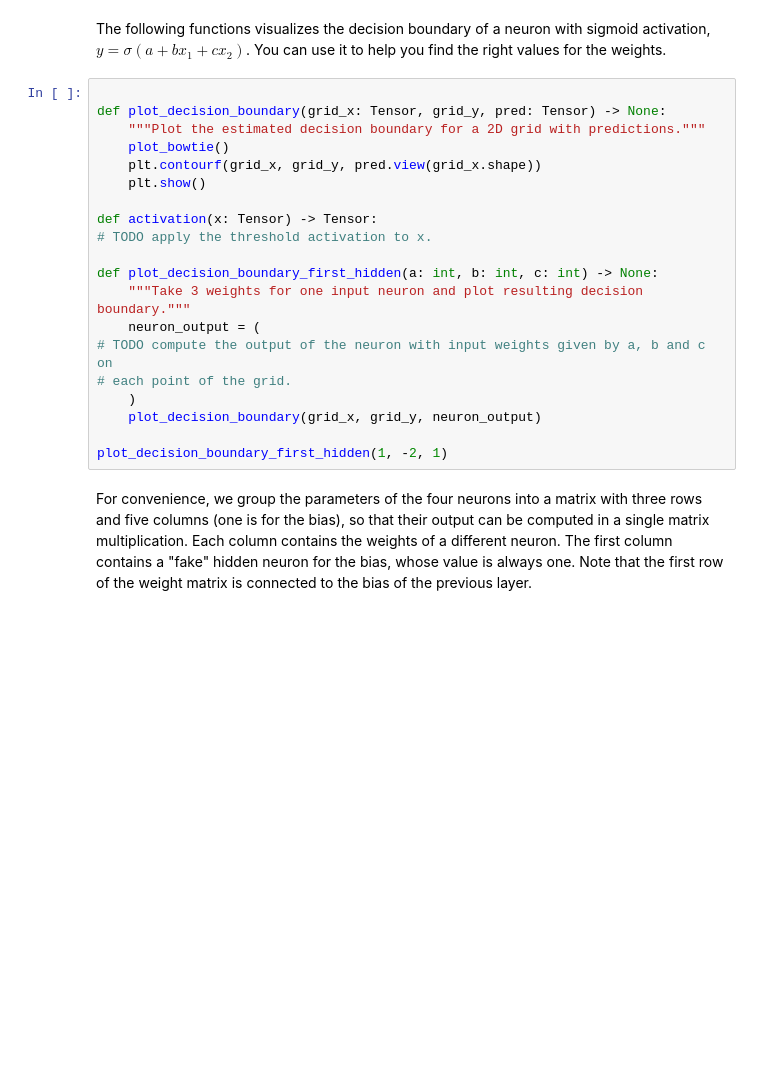
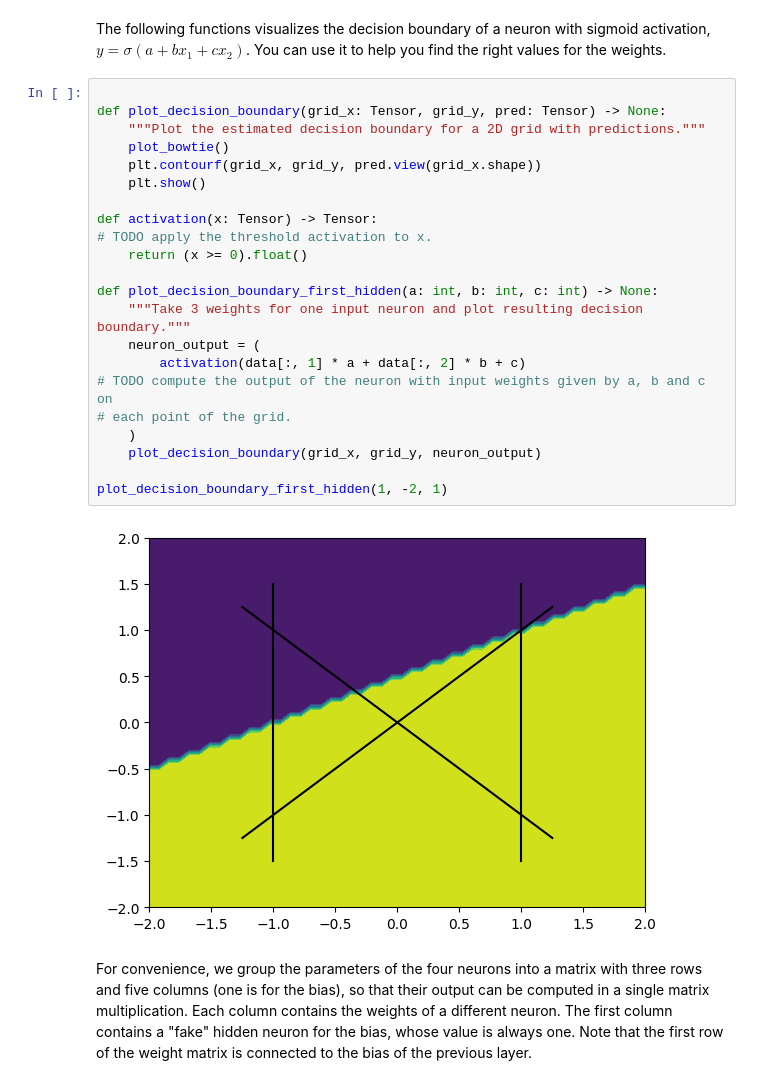
Before and after one commit to x4ahmed/HypothesisSpace, a Jupyter notebook: E2/ex2.ipynb, the cells around one changed output. Saved outputs shown, nothing was run; the diff lists cells and outputs as text; blank space fills up the shorter version.

```diff
--- a/E2/ex2.ipynb
+++ b/E2/ex2.ipynb
@@ -166,23 +229,27 @@ values for the weights.
 # %%
 
 def plot_decision_boundary(grid_x: Tensor, grid_y, pred: Tensor) -> None:
     """Plot the estimated decision boundary for a 2D grid with predictions."""
     plot_bowtie()
     plt.contourf(grid_x, grid_y, pred.view(grid_x.shape))
     plt.show()
 
 def activation(x: Tensor) -> Tensor:
 # TODO apply the threshold activation to x.
+    return (x >= 0).float()
 
 def plot_decision_boundary_first_hidden(a: int, b: int, c: int) -> None:
     """Take 3 weights for one input neuron and plot resulting decision boundary."""
     neuron_output = (
+        activation(data[:, 1] * a + data[:, 2] * b + c)
 # TODO compute the output of the neuron with input weights given by a, b and c on
 # each point of the grid.
     )
     plot_decision_boundary(grid_x, grid_y, neuron_output)
 
 plot_decision_boundary_first_hidden(1, -2, 1)
+# %% [output]
+[figure, added]
 # %% [markdown]
 For convenience, we group the parameters of the four neurons into a matrix with three
 rows and five columns (one is for the bias), so that their output can be computed in a
```
Also changed, not shown: parts of 17 cells of this notebook.
